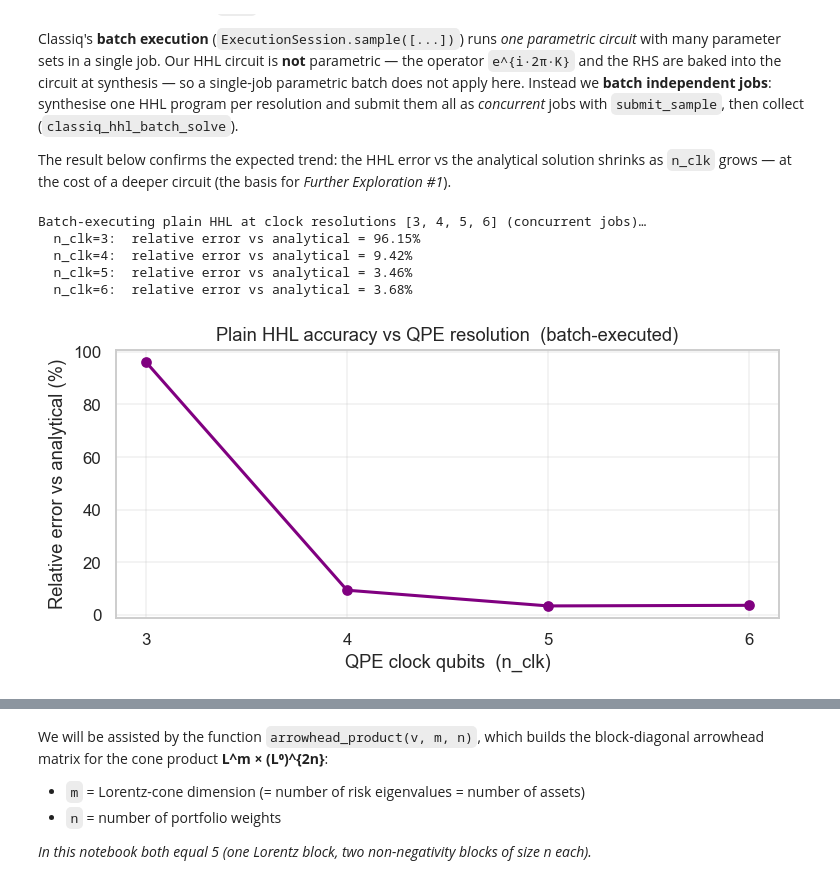
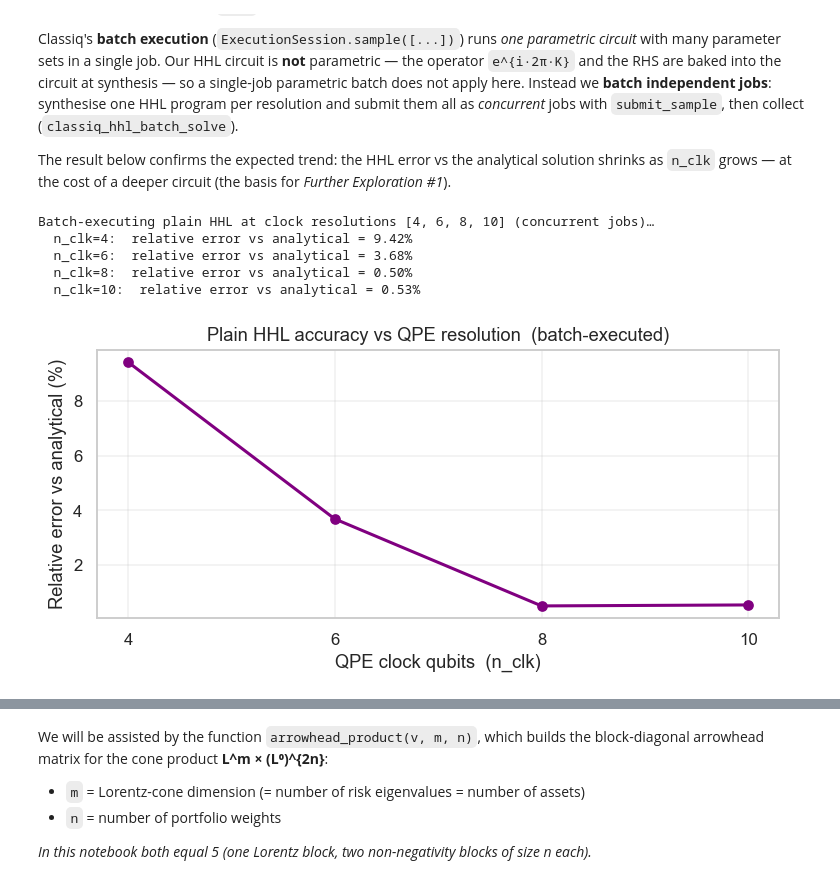
Before and after one commit to Nadav138/QApp, a Jupyter notebook: workshop/classiq_quantum_portfolio_tutorial.ipynb, the cells around one changed output, grey strips where cells are left out. Saved outputs shown, nothing was run; the diff lists cells and outputs as text; code cells hidden in the pictures.

```diff
--- a/workshop/classiq_quantum_portfolio_tutorial.ipynb
+++ b/workshop/classiq_quantum_portfolio_tutorial.ipynb
@@ -385,6 +397,16 @@ STATEVECTOR_BACKEND = ClassiqBackendPreferences(
 
 # Inversion constant — matched to the original Qiskit tutorial (was adaptive c_param before)
 HHL_C = 0.05
+
+# Synthesis preferences for the larger §6 QIPM Newton systems. Turning the
+# optimiser off lets the arbitrary-unitary HHL circuit synthesise in ~2 min
+# instead of timing out — at this size the optimiser, not the generation, is
+# the bottleneck. (The small §3 system synthesises fine with the defaults.)
+FAST_SYNTHESIS = Preferences(
+    optimization_level=0,          # OptimizationLevel.NONE
+    transpilation_option="none",   # skip gate-level transpilation
+    timeout_seconds=600,
+)
 
 
 # ─────────────────────────────────────────────────────────────────────────────
@@ -455,7 +477,7 @@ def simple_eig_inv(
     )
 
 
-def build_hhl_model(K_mat, r_vec, n_clk=4, pad_eig=0.1):
+def build_hhl_model(K_mat, r_vec, n_clk=8, pad_eig=0.1, preferences=None):
     """Synthesise the Classiq HHL program for  K @ dz = r."""
     K_pad, r_pad, r_norm, dim, n_sys, dim_pad = _pad_hermitian_system(K_mat, r_vec, pad_eig)
     meta = {"r_norm": r_norm, "dim": dim, "n_sys": n_sys, "dim_pad": dim_pad,
@@ -482,14 +504,15 @@ def build_hhl_model(K_mat, r_vec, n_clk=4, pad_eig=0.1):
             ),
         )
 
-    qprog = synthesize(main, constraints=Constraints(max_width=n_sys + n_clk + 1 + 4))
+    qprog = synthesize(main, constraints=Constraints(max_width=n_sys + n_clk + 1 + 4),
+                       preferences=preferences)
     return qprog, meta
 
 
-def classiq_hhl_solve(K_mat, r_vec, n_clk=4, pad_eig=0.1):
+def classiq_hhl_solve(K_mat, r_vec, n_clk=8, pad_eig=0.1, preferences=None):
     """REAL Classiq HHL: synthesise + state-vector execution + post-selection."""
     global last_qprog
-    qprog, meta = build_hhl_model(K_mat, r_vec, n_clk, pad_eig)
+    qprog, meta = build_hhl_model(K_mat, r_vec, n_clk, pad_eig, preferences)
     if meta["zero_rhs"]:
         return np.zeros(meta["dim"])
     last_qprog = qprog
@@ -520,10 +543,10 @@ def classiq_hhl_batch_solve(K_mat, r_vec, n_clk_list, pad_eig=0.1):
     return out
 
 
-def build_hhl_program(K_mat, r_vec, n_clk=4, pad_eig=0.1):
+def build_hhl_program(K_mat, r_vec, n_clk=8, pad_eig=0.1, preferences=None):
     """Synthesise only (no execution) — for circuit visualisation."""
     global last_qprog
-    qprog, meta = build_hhl_model(K_mat, r_vec, n_clk, pad_eig)
+    qprog, meta = build_hhl_model(K_mat, r_vec, n_clk, pad_eig, preferences)
     if qprog is not None:
         last_qprog = qprog
     return last_qprog
@@ -532,7 +555,7 @@ def build_hhl_program(K_mat, r_vec, n_clk=4, pad_eig=0.1):
 # ─────────────────────────────────────────────────────────────────────────────
 # Fast emulator — same Classiq rescaling, now with C=0.05 to match Qiskit.
 # ─────────────────────────────────────────────────────────────────────────────
-def quantum_newton_solver(K_mat, r_vec, n_clk=4, pad_eig=0.1):
+def quantum_newton_solver(K_mat, r_vec, n_clk=8, pad_eig=0.1):
     global last_newton_system
     last_newton_system = (K_mat, r_vec, n_clk, pad_eig)
 
@@ -761,35 +796,35 @@ Classiq's **batch execution** (`ExecutionSession.sample([...])`) runs *one param
 The result below confirms the expected trend: the HHL error vs the analytical solution shrinks as `n_clk` grows — at the cost of a deeper circuit (the basis for *Further Exploration #1*).
 # %%
 # Batch / parallel execution of independent HHL jobs, one per QPE clock resolution.
-sweep_clk = [3, 4, 5, 6]
+sweep_clk = [4, 6, 8, 10]
 print(f"Batch-executing plain HHL at clock resolutions {sweep_clk} (concurrent jobs)…")
 sweep = classiq_hhl_batch_solve(K_eq, rhs_eq, sweep_clk,
                                 pad_eig=CONFIG["quantum_hhl_pad_eig"])
 
 dz_exact_eq = np.linalg.solve(K_eq, rhs_eq)
 rel_err = []
 for nclk in sweep_clk:
     dz_r = align_global_scale(sweep[nclk], dz_exact_eq)
     err  = np.linalg.norm(dz_r[:n] - dz_exact_eq[:n]) / np.linalg.norm(dz_exact_eq[:n])
     rel_err.append(err)
     print(f"  n_clk={nclk}:  relative error vs analytical = {err:.2%}")
 
 fig, ax = plt.subplots(figsize=(7, 3.5))
 ax.plot(sweep_clk, [e * 100 for e in rel_err], marker="o", color="purple", linewidth=2)
 ax.set_xlabel("QPE clock qubits  (n_clk)")
 ax.set_ylabel("Relative error vs analytical (%)")
 ax.set_title("Plain HHL accuracy vs QPE resolution  (batch-executed)")
 ax.set_xticks(sweep_clk)
 ax.grid(True, alpha=0.3)
 plt.tight_layout()
 plt.show()
 # %% [output]
-Batch-executing plain HHL at clock resolutions [3, 4, 5, 6] (concurrent jobs)…
-  n_clk=3:  relative error vs analytical = 96.15%
+Batch-executing plain HHL at clock resolutions [4, 6, 8, 10] (concurrent jobs)…
   n_clk=4:  relative error vs analytical = 9.42%
-  n_clk=5:  relative error vs analytical = 3.46%
   n_clk=6:  relative error vs analytical = 3.68%
+  n_clk=8:  relative error vs analytical = 0.50%
+  n_clk=10:  relative error vs analytical = 0.53%
-[figure, old version]
+[figure, new version]
 # %% [markdown]
 ## 4 · From HHL to the Quantum IPM
 
```
Also changed, not shown: parts of 37 cells of this notebook, 2 other files.
